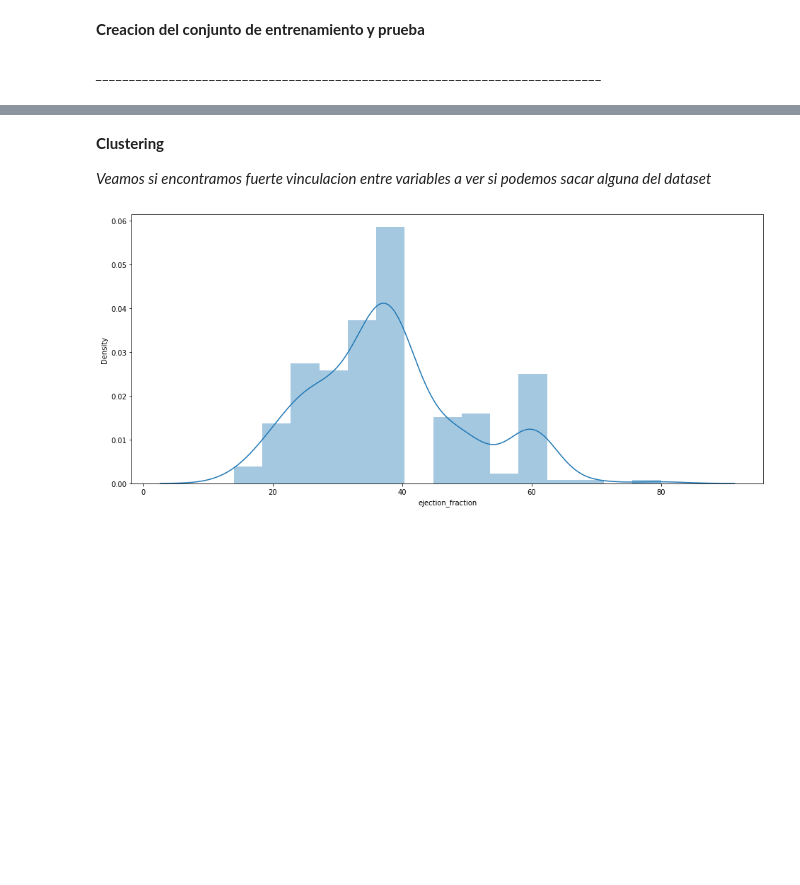
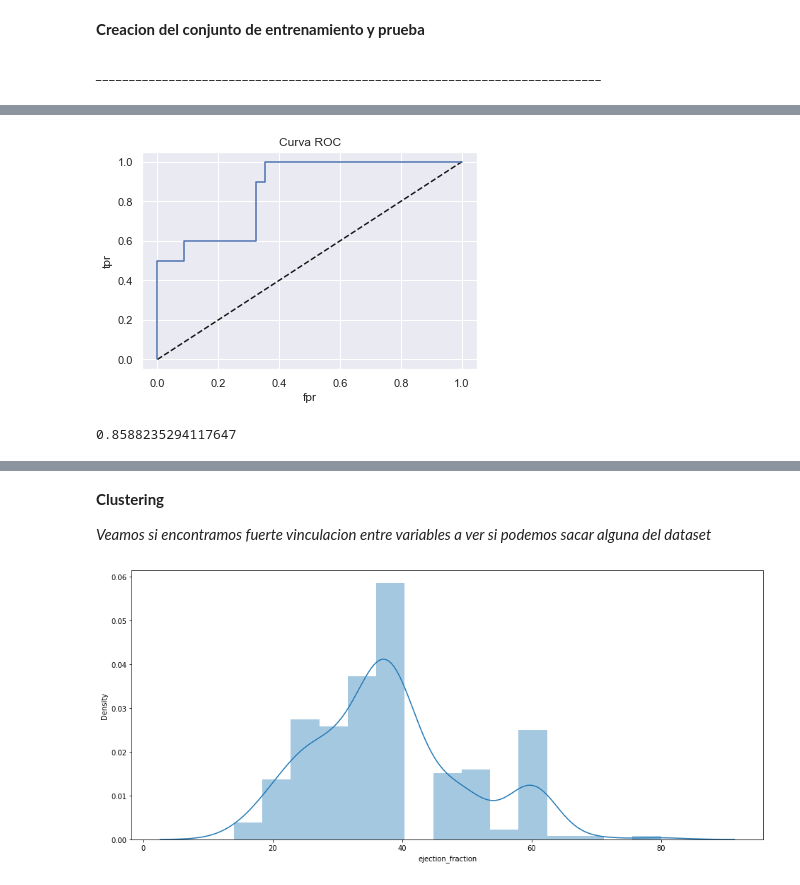
Before and after one commit to Fedenov/Aprendizaje_Automatico_Tarea3, a Jupyter notebook: Tarea3.ipynb, the cells around one changed output, grey strips where cells are left out. Saved outputs shown, nothing was run; the diff lists cells and outputs as text; code cells hidden in the pictures; blank space fills up the shorter version.

```diff
--- a/Tarea3.ipynb
+++ b/Tarea3.ipynb
@@ -500,0 +526,15 @@ X_train, X_test, y_train, y_test = train_test_split(X, y, train_size = 0.8)
+# %%
+probas = model.predict_proba(X_test)
+fpr, tpr, thresholds = roc_curve(y_test, probas[:, 1])
+
+plt.plot([0,1],[0,1],'k--') #se grafica la linea diagonal
+plt.plot(fpr, tpr, label='NB') #se grafica la curva ROC
+plt.xlabel('fpr')
+plt.ylabel('tpr')
+plt.title('Curva ROC')
+plt.show()
+
+print(roc_auc_score(y_test, probas[:, 1]))
+# %% [output]
+[figure, added]
+0.8588235294117647
```
Also changed, not shown: parts of 5 cells of this notebook, 1 other file.
